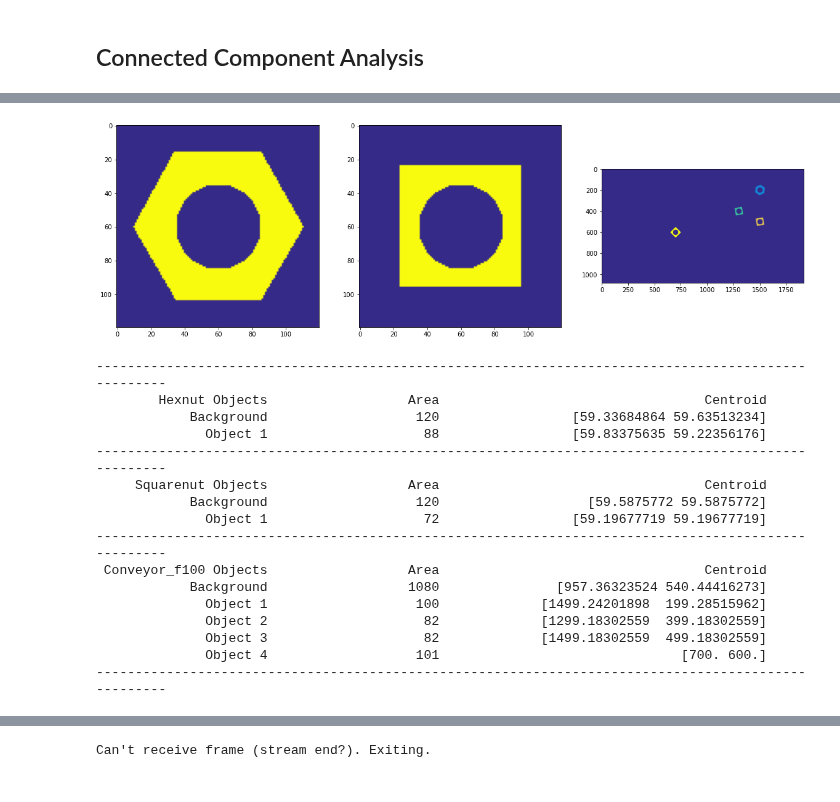
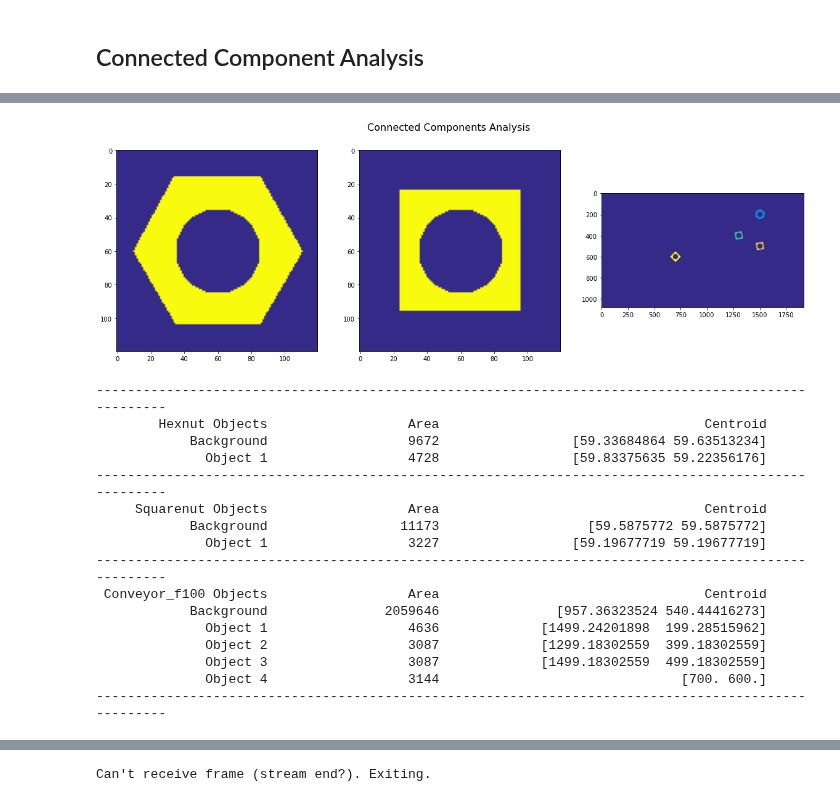
Before and after one commit to dakshinatharindu/Image-Processing, a Jupyter notebook: Assignment-03/160622R_a03.ipynb, the cells around one changed output, grey strips where cells are left out. Cells and saved outputs as stored; diff of their text form; code cells hidden in the pictures.

```diff
--- a/Assignment-03/160622R_a03.ipynb
+++ b/Assignment-03/160622R_a03.ipynb
@@ -50,46 +60,47 @@ plt.show()
 # %%
 hexnut_retval, hexnut_labels, hexnut_stats, hexnut_centroids = cv.connectedComponentsWithStats(hexnut_closed)
 squarenut_retval, squarenut_labels, squarenut_stats, squarenut_centroids = cv.connectedComponentsWithStats(squarenut_closed)
 conveyor_f100_retval, conveyor_f100_labels, conveyor_f100_stats, conveyor_f100_centroids = cv.connectedComponentsWithStats(conveyor_f100_closed)
 
-hexnut_colormap = cv.applyColorMap((hexnut_labels/np.amax(hexnut_labels)*255).astype('uint8'), cv.COLORMAP_PARULA)
+hexnut_colormap = cv.applyColorMap((hexnut_labels/np.amax(hexnut_labels)*255).astype('uint8'), cv.COLORMAP_PARULA)  #apply colormap
 squarenut_colormap = cv.applyColorMap((squarenut_labels/np.amax(squarenut_labels)*255).astype('uint8'), cv.COLORMAP_PARULA)
 conveyor_f100_colormap = cv.applyColorMap((conveyor_f100_labels/np.amax(conveyor_f100_labels)*255).astype('uint8'), cv.COLORMAP_PARULA)
 
-fig, ax = plt. subplots(1,3,figsize=(20, 10))
+fig, ax = plt.subplots(1, 3, figsize=(20, 6))
+fig.suptitle("Connected Components Analysis", fontsize=16)
 ax[0].imshow(cv.cvtColor(hexnut_colormap, cv.COLOR_BGR2RGB))
 ax[1].imshow(cv.cvtColor(squarenut_colormap, cv.COLOR_BGR2RGB))
 ax[2].imshow(cv.cvtColor(conveyor_f100_colormap, cv.COLOR_BGR2RGB))
 plt.show()
 
 print('-'*100)
 print("{:>22}{:>22}{:>42}".format("Hexnut Objects", "Area", "Centroid"))
 for i in range(hexnut_retval):
-    print("{:>22}{:>22}{:>42}".format("Background" if i == 0 else "Object " + str(i), hexnut_stats[i][3], str(hexnut_centroids[i])))
+    print("{:>22}{:>22}{:>42}".format("Background" if i == 0 else "Object " + str(i), hexnut_stats[i][cv.CC_STAT_AREA], str(hexnut_centroids[i])))
 print('-'*100)
 print("{:>22}{:>22}{:>42}".format("Squarenut Objects", "Area", "Centroid"))
 for i in range(squarenut_retval):
-    print("{:>22}{:>22}{:>42}".format("Background" if i == 0 else "Object " + str(i), squarenut_stats[i][3], str(squarenut_centroids[i])))
+    print("{:>22}{:>22}{:>42}".format("Background" if i == 0 else "Object " + str(i), squarenut_stats[i][cv.CC_STAT_AREA], str(squarenut_centroids[i])))
 print('-'*100)
 print("{:>22}{:>22}{:>42}".format("Conveyor_f100 Objects", "Area", "Centroid"))
 for i in range(conveyor_f100_retval):
-    print("{:>22}{:>22}{:>42}".format("Background" if i == 0 else "Object " + str(i), conveyor_f100_stats[i][3], str(conveyor_f100_centroids[i])))
+    print("{:>22}{:>22}{:>42}".format("Background" if i == 0 else "Object " + str(i), conveyor_f100_stats[i][cv.CC_STAT_AREA], str(conveyor_f100_centroids[i])))
 print('-'*100)
 # %% [output]
-[figure, old version]
+[figure, new version]
 ----------------------------------------------------------------------------------------------------
         Hexnut Objects                  Area                                  Centroid
-            Background                   120                 [59.33684864 59.63513234]
-              Object 1                    88                 [59.83375635 59.22356176]
+            Background                  9672                 [59.33684864 59.63513234]
+              Object 1                  4728                 [59.83375635 59.22356176]
 ----------------------------------------------------------------------------------------------------
      Squarenut Objects                  Area                                  Centroid
-            Background                   120                   [59.5875772 59.5875772]
-              Object 1                    72                 [59.19677719 59.19677719]
+            Background                 11173                   [59.5875772 59.5875772]
+              Object 1                  3227                 [59.19677719 59.19677719]
 ----------------------------------------------------------------------------------------------------
  Conveyor_f100 Objects                  Area                                  Centroid
-            Background                  1080               [957.36323524 540.44416273]
-              Object 1                   100             [1499.24201898  199.28515962]
-              Object 2                    82             [1299.18302559  399.18302559]
-              Object 3                    82             [1499.18302559  499.18302559]
-              Object 4                   101                               [700. 600.]
+            Background               2059646               [957.36323524 540.44416273]
+              Object 1                  4636             [1499.24201898  199.28515962]
+              Object 2                  3087             [1299.18302559  399.18302559]
+              Object 3                  3087             [1499.18302559  499.18302559]
+              Object 4                  3144                               [700. 600.]
 ----------------------------------------------------------------------------------------------------
```
Also changed, not shown: parts of 18 cells of this notebook.
